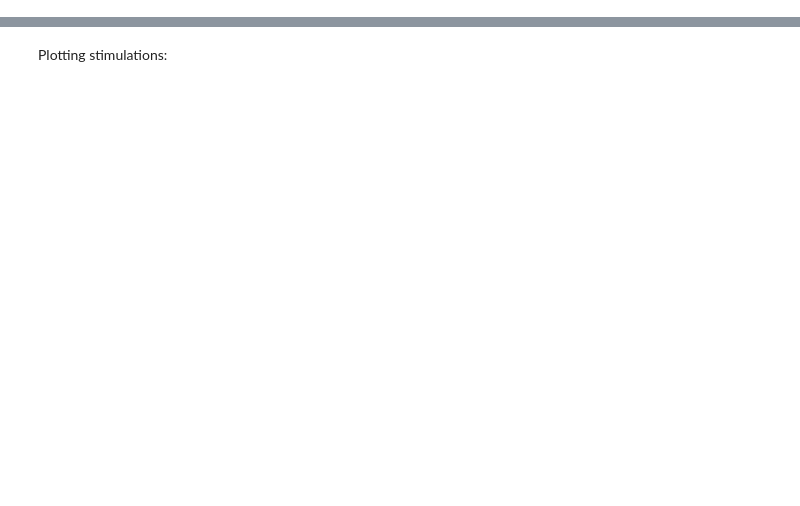
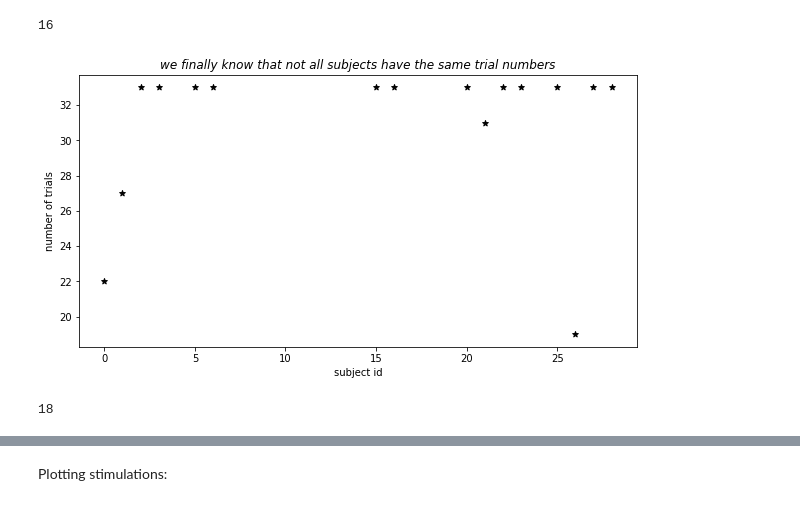
Before and after one commit to tmorshed/bme-1500, a Jupyter notebook: exploration.ipynb, the cells around one changed output, grey strips where cells are left out. Drawn from its saved outputs; the diff is of its cells as text; code cells hidden in the pictures; blank space fills up the shorter version.

```diff
--- a/exploration.ipynb
+++ b/exploration.ipynb
@@ -96,0 +99,26 @@ _marker, _df_data=load_to_df(markers, npzs, 0)
+# %%
+a = pd.DataFrame([int(fs.index[i][0]) for i in range(len(fs))], columns=['sids'])
+# %%
+len(np.unique(a))
+# %% [output]
+16
+# %%
+b = pd.DataFrame([fs.index[i][1] for i in range(len(fs))], columns=['n_trials'])
+# %%
+c = a.join(b).set_index(['sids']).sort_index()
+# %%
+n_trials=[int(c.loc[i].max()[0]) for i in c.index.unique()]
+# %%
+plt.figure(figsize=(10, 5))
+plt.scatter(x=c.index.unique(), y=n_trials, c='k', marker='*')
+plt.xlabel('subject id')
+plt.ylabel('number of trials')
+plt.yticks=np.sort(np.unique(n_trials))
+plt.title('we finally know that not all subjects have the same trial numbers', fontstyle='oblique')
+plt.show()
+# %% [output]
+[figure, added]
+# %%
+ls $datapath -l | wc -l
+# %% [output]
+18
```
Also changed, not shown: parts of 10 cells of this notebook, 1 other file.
